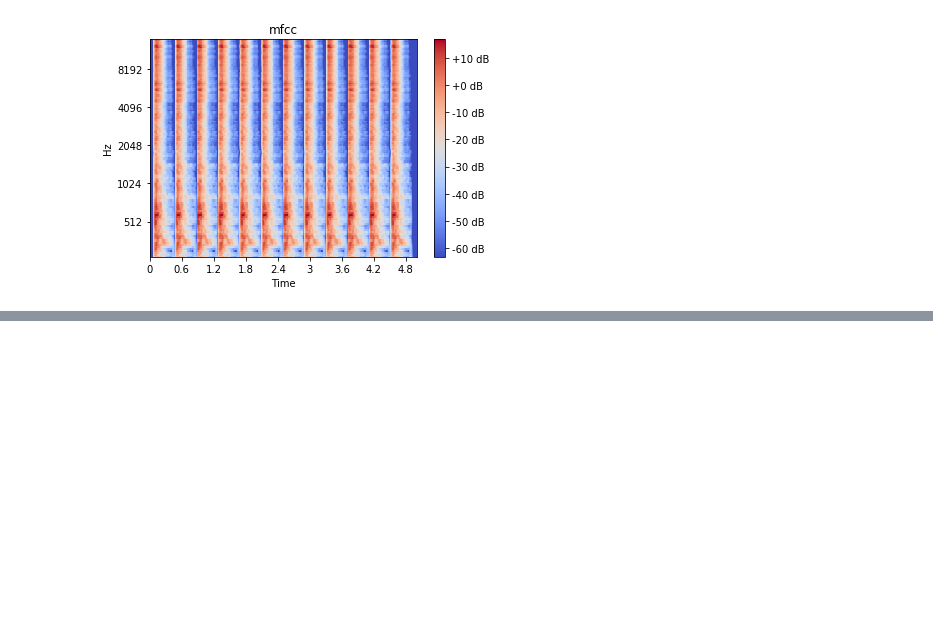
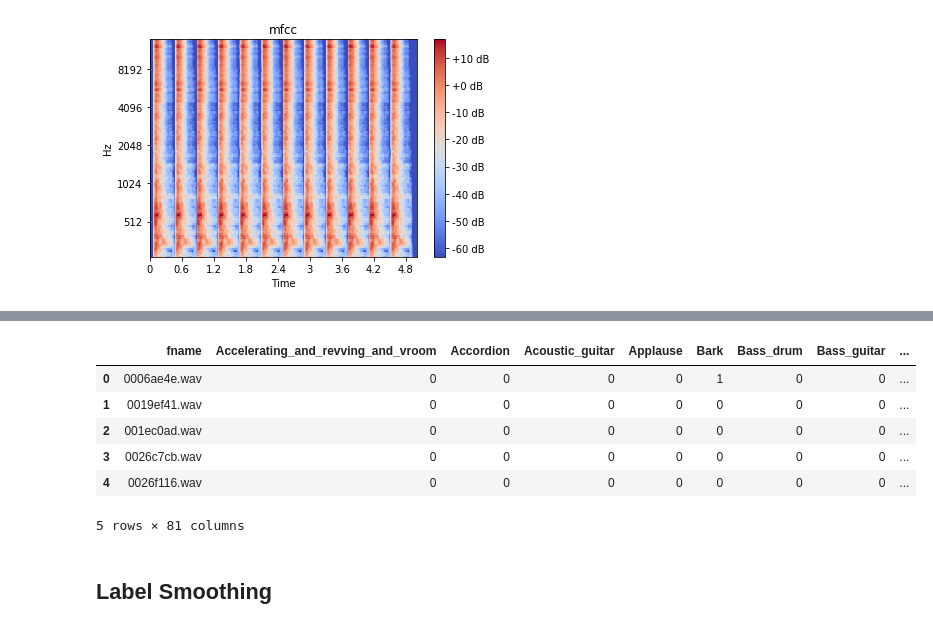
Before and after one commit to JoshVarty/AudioTagging, a Jupyter notebook: 00_Preprocess.ipynb, the cells around one changed output, grey strips where cells are left out. Drawn from its saved outputs; the diff is of its cells as text; code cells hidden in the pictures; blank space fills up the shorter version.

```diff
--- a/00_Preprocess.ipynb
+++ b/00_Preprocess.ipynb
@@ -190,0 +240,16 @@ Wall time: 5min 50s
+# %%
+allColumnNames = np.insert(binarizer.classes_, 0, 'fname')
+# %%
+train_df.columns = allColumnNames
+train_noisy_df.columns = allColumnNames
+train_df.head()
+# %% [output]
+|  | fname | Accelerating_and_revving_and_vroom | Accordion | Acoustic_guitar | Applause | Bark | Bass_drum | Bass_guitar | ... |
+| 0 | 0006ae4e.wav | 0 | 0 | 0 | 0 | 1 | 0 | 0 | ... |
+| 1 | 0019ef41.wav | 0 | 0 | 0 | 0 | 0 | 0 | 0 | ... |
+| 2 | 001ec0ad.wav | 0 | 0 | 0 | 0 | 0 | 0 | 0 | ... |
+| 3 | 0026c7cb.wav | 0 | 0 | 0 | 0 | 0 | 0 | 0 | ... |
+| 4 | 0026f116.wav | 0 | 0 | 0 | 0 | 0 | 0 | 0 | ... |
+5 rows × 81 columns
+# %% [markdown]
+## Label Smoothing
```
Also changed, not shown: parts of 13 cells of this notebook.
